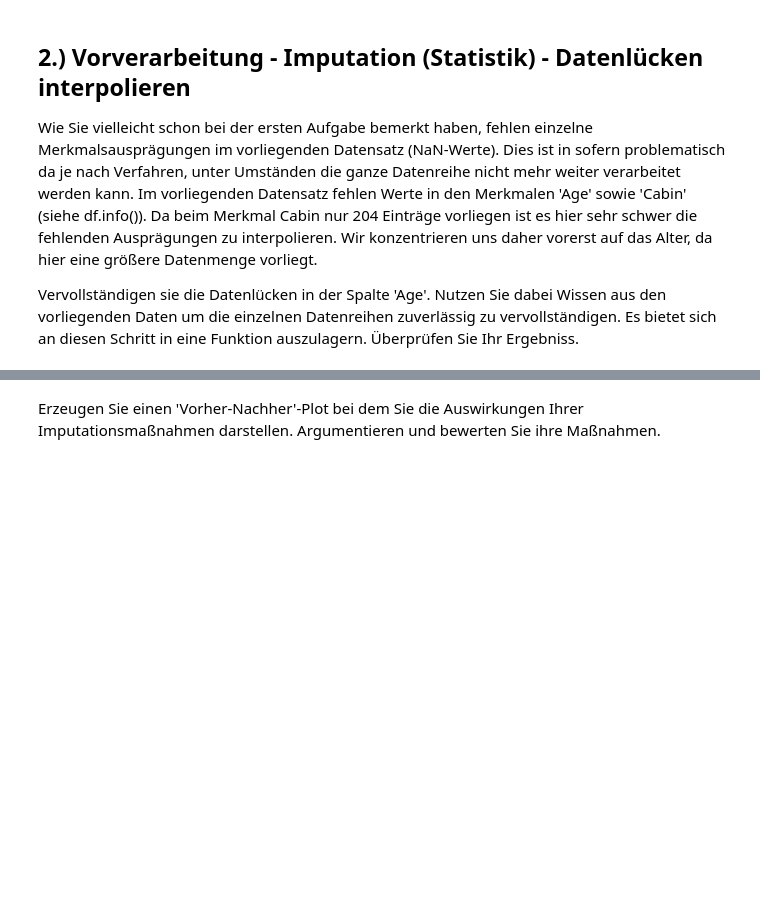
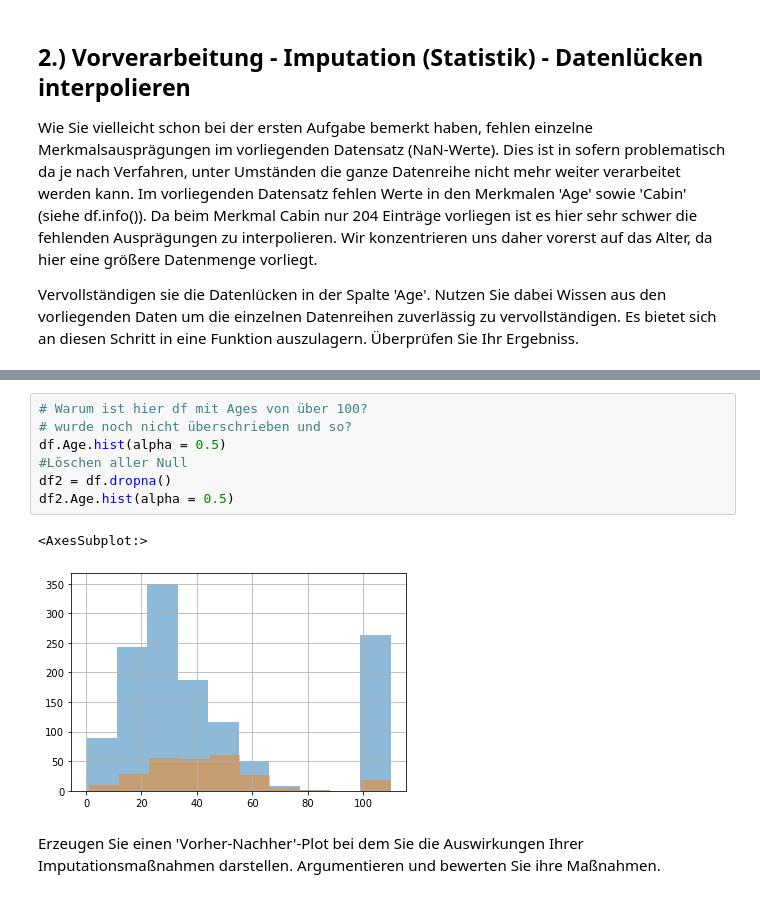
Before and after one commit to OgLocGreen/hska_ml_lab_master_exercises, a Jupyter notebook: Exercise 2 - Exploratory data analysis, Simple Classifier/Exercise 2.1 - Exploratory data analysis.ipynb, the cells around one changed output, grey strips where cells are left out. Cells and saved outputs as stored; diff of their text form; blank space fills up the shorter version.

```diff
--- a/Exercise 2 - Exploratory data analysis, Simple Classifier/Exercise 2.1 - Exploratory data analysis.ipynb
+++ b/Exercise 2 - Exploratory data analysis, Simple Classifier/Exercise 2.1 - Exploratory data analysis.ipynb
@@ -446,3 +443,13 @@ df = prepareData(df)
+# %%
+# Warum ist hier df mit Ages von über 100?
+# wurde noch nicht überschrieben und so?
+df.Age.hist(alpha = 0.5)
+#Löschen aller Null
+df2 = df.dropna()
+df2.Age.hist(alpha = 0.5)
+# %% [output]
+<AxesSubplot:>
+[figure, added]
 # %% [markdown]
 Erzeugen Sie einen 'Vorher-Nachher'-Plot bei dem Sie die Auswirkungen Ihrer Imputationsmaßnahmen darstellen. Argumentieren und bewerten Sie ihre Maßnahmen.
 # %% [markdown]
```
Also changed, not shown: parts of 29 cells of this notebook, 1 other file.
